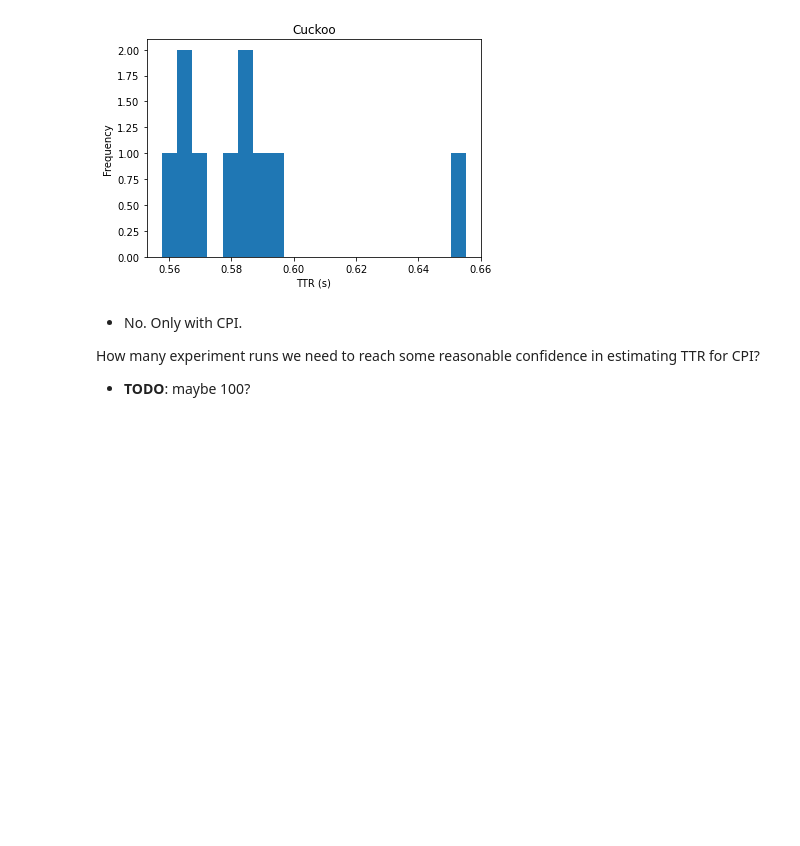
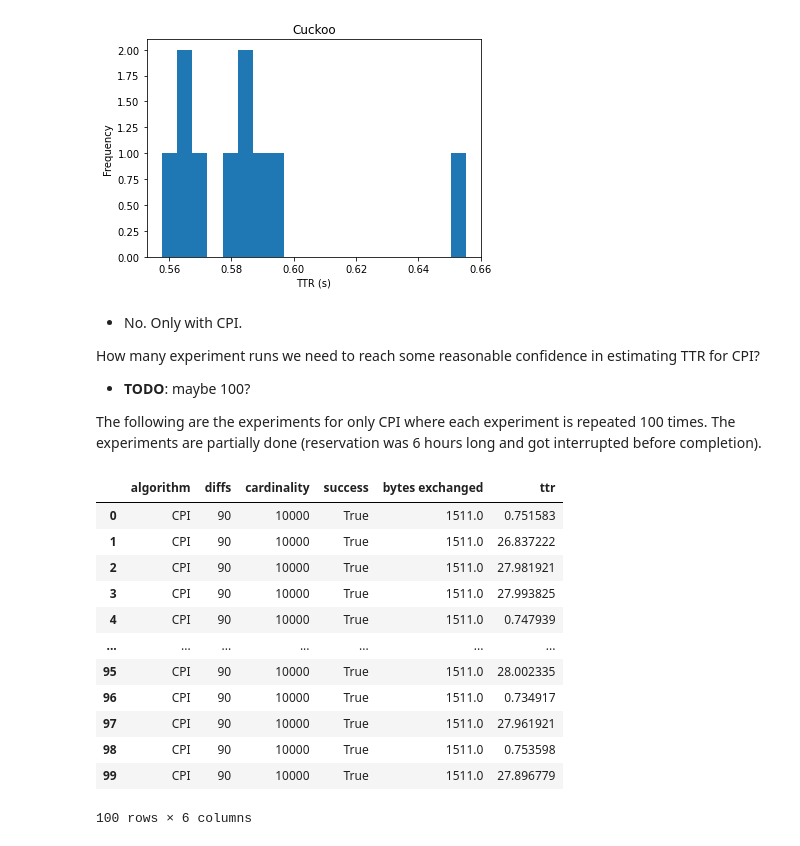
Before and after one commit to nislab/gensync, a Jupyter notebook: run/analysis.ipynb, the cells around one changed output. Drawn from its saved outputs; the diff is of its cells as text; code cells hidden in the pictures; blank space fills up the shorter version.

```diff
--- a/run/analysis.ipynb
+++ b/run/analysis.ipynb
@@ -179,3 +179,22 @@ Text(0.5, 0, 'TTR (s)')
 
 How many experiment runs we need to reach some reasonable confidence in estimating TTR for CPI?
 - **TODO**: maybe 100?
+
+The following are the experiments for only CPI where each experiment is repeated 100 times. The experiments are partially done (reservation was 6 hours long and got interrupted before completion).
+# %%
+d_1017_CPI_only = ca.parse('plain_data/gensync_464242008_1017_CPI_only.csv', summarize=True)
+d_1017_CPI_only[d_1017_CPI_only['diffs'] == 90]
+# %% [output]
+|  | algorithm | diffs | cardinality | success | bytes exchanged | ttr |
+| 0 | CPI | 90 | 10000 | True | 1511.0 | 0.751583 |
+| 1 | CPI | 90 | 10000 | True | 1511.0 | 26.837222 |
+| 2 | CPI | 90 | 10000 | True | 1511.0 | 27.981921 |
+| 3 | CPI | 90 | 10000 | True | 1511.0 | 27.993825 |
+| 4 | CPI | 90 | 10000 | True | 1511.0 | 0.747939 |
+| ... | ... | ... | ... | ... | ... | ... |
+| 95 | CPI | 90 | 10000 | True | 1511.0 | 28.002335 |
+| 96 | CPI | 90 | 10000 | True | 1511.0 | 0.734917 |
+| 97 | CPI | 90 | 10000 | True | 1511.0 | 27.961921 |
+| 98 | CPI | 90 | 10000 | True | 1511.0 | 0.753598 |
+| 99 | CPI | 90 | 10000 | True | 1511.0 | 27.896779 |
+100 rows × 6 columns
```
Also changed, not shown: parts of 10 cells of this notebook, 1 other file.
